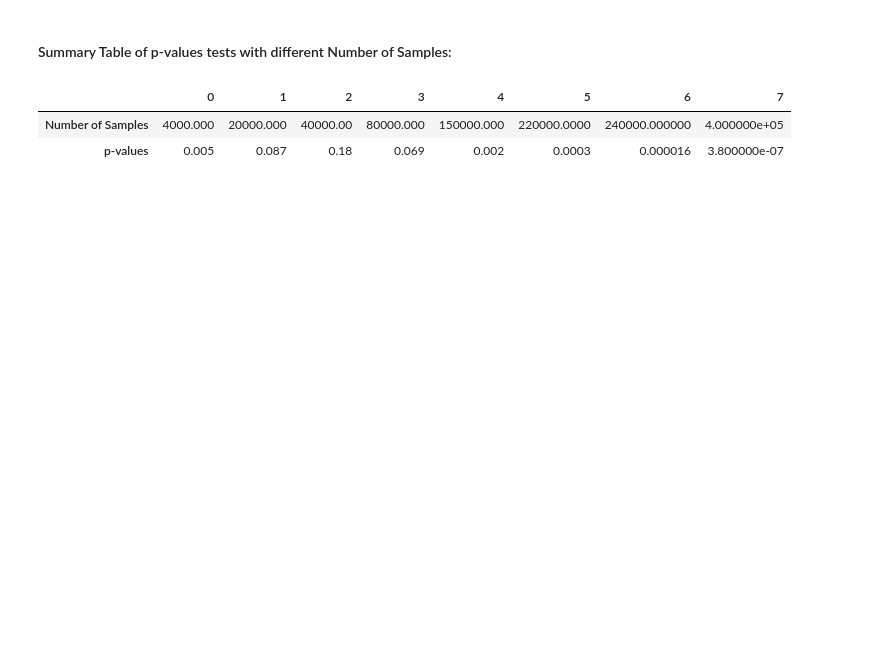
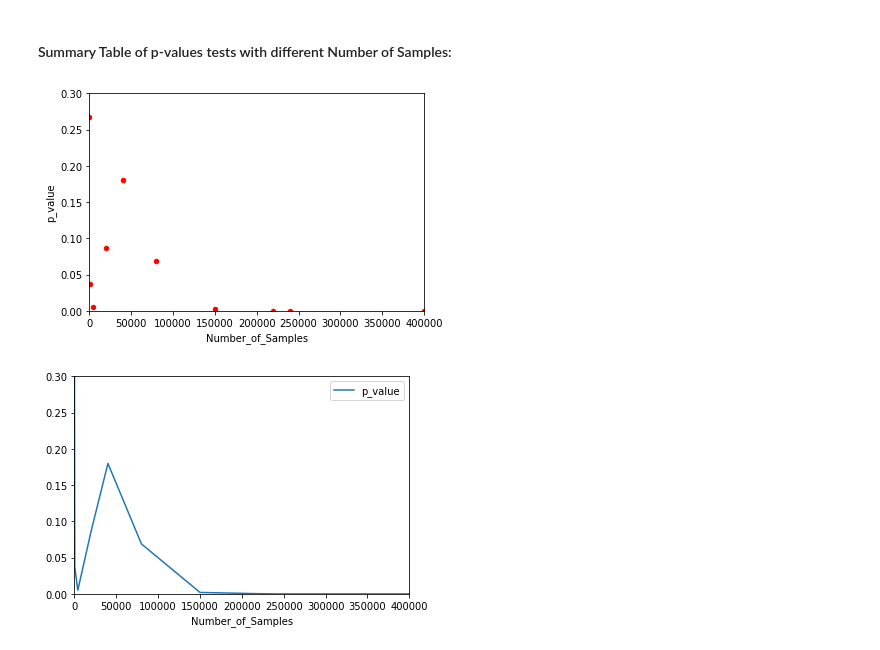
Before and after one commit to ssatti0/Springboard_work, a Jupyter notebook: Capstone 1 project/US_Accidents_Statistical Analysis.ipynb, the cells around one changed output. Drawn from its saved outputs; the diff is of its cells as text; code cells hidden in the pictures; blank space fills up the shorter version.

```diff
--- a/Capstone 1 project/US_Accidents_Statistical Analysis.ipynb
+++ b/Capstone 1 project/US_Accidents_Statistical Analysis.ipynb
@@ -211,7 +249,10 @@ list1 = [[4000, 20000, 40000, 80000, 150000, 220000, 240000, 400000],
-# %%
-df_lists = pd.DataFrame(list1, list0)
-df_lists
-# %% [output]
-|  | 0 | 1 | 2 | 3 | 4 | 5 | 6 | 7 |
-| Number of Samples | 4000.000 | 20000.000 | 40000.00 | 80000.000 | 150000.000 | 220000.0000 | 240000.000000 | 4.000000e+05 |
-| p-values | 0.005 | 0.087 | 0.18 | 0.069 | 0.002 | 0.0003 | 0.000016 | 3.800000e-07 |
+# %%
+df_pvalues = pd.DataFrame(data,columns=['Number_of_Samples','p_value'])
+# %%
+# Plot p-values vrs Sample size:
+
+df_pvalues.plot(x ='Number_of_Samples', y='p_value', color='red',kind = 'scatter', xlim=[0,400000],ylim=[0, 0.3])
+df_pvalues.plot(x ='Number_of_Samples', y='p_value', kind = 'line', xlim=[0,400000],ylim=[0, 0.3]);
+# %% [output]
+[figure, added]
+[figure, added]
```
Also changed, not shown: parts of 17 cells of this notebook.
